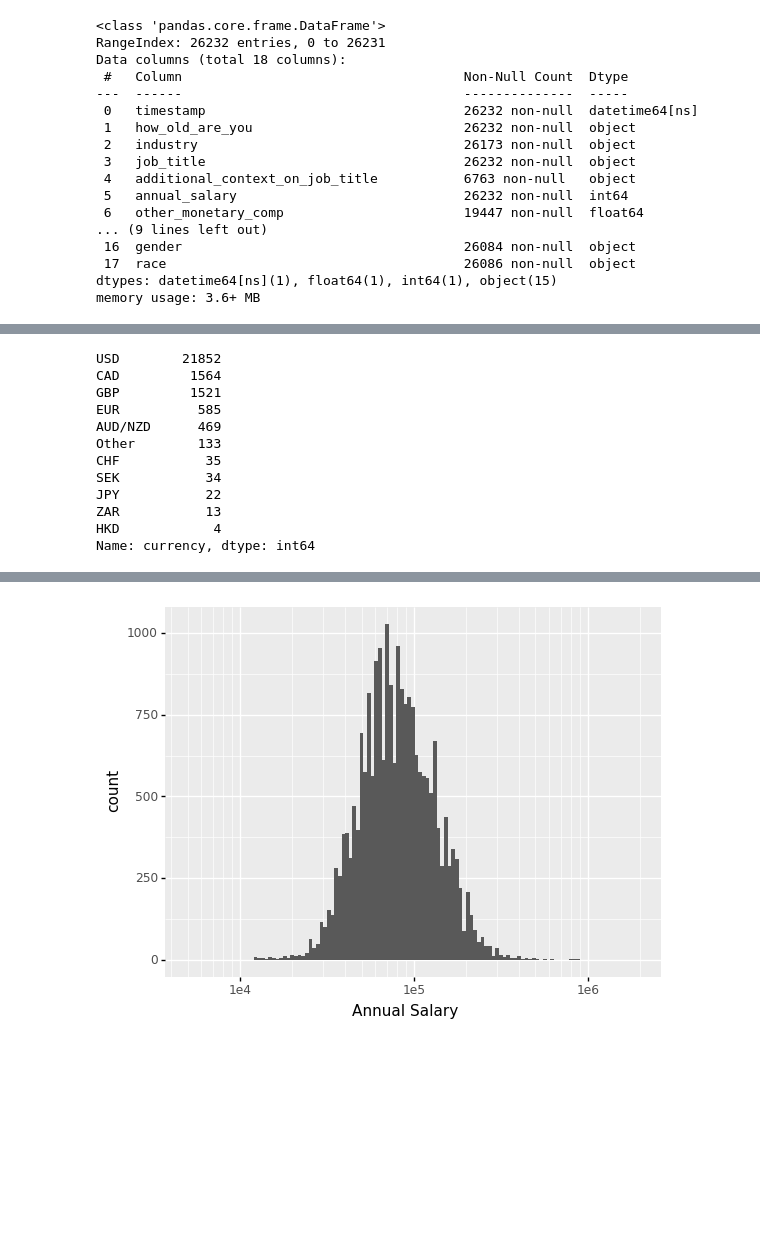
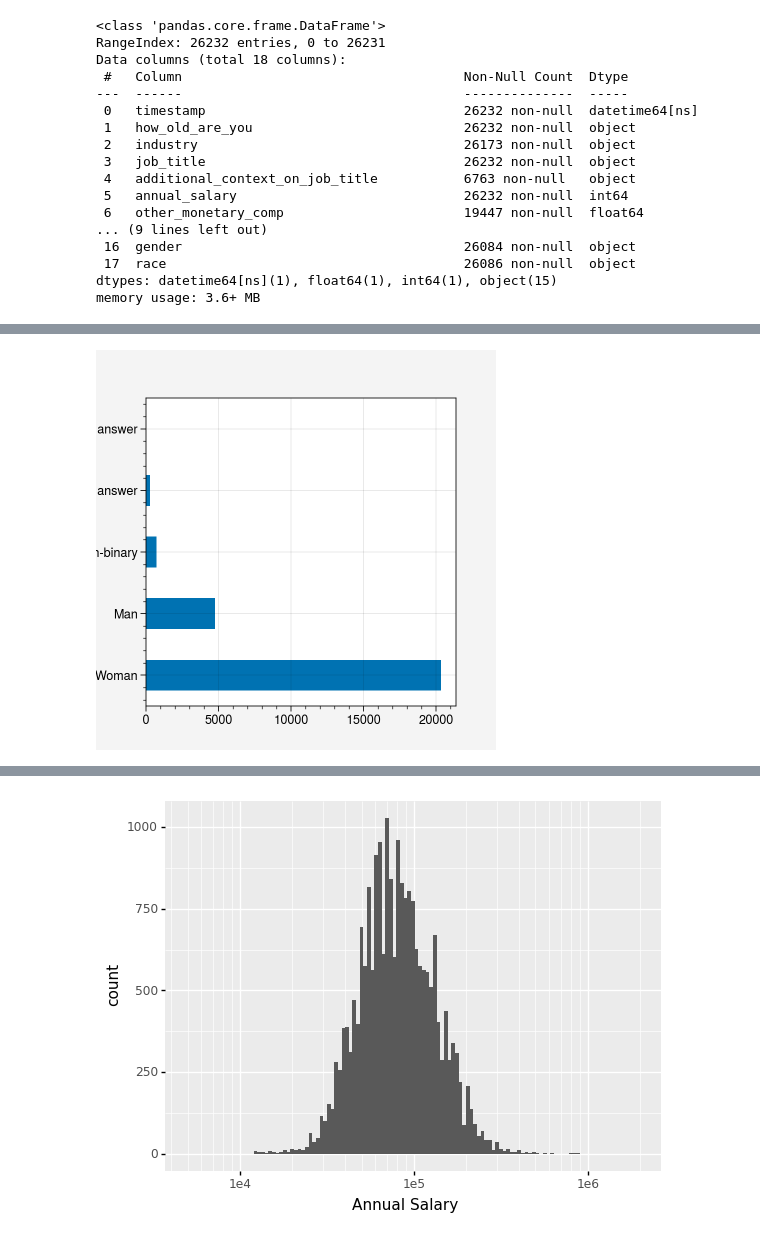
Before and after one commit to andersy005/ms-ds-notebooks, a Jupyter notebook: notebooks/data-cleaning.ipynb, the cells around one changed output, grey strips where cells are left out. Saved outputs shown, nothing was run; the diff lists cells and outputs as text; code cells hidden in the pictures; blank space fills up the shorter version.

```diff
--- a/notebooks/data-cleaning.ipynb
+++ b/notebooks/data-cleaning.ipynb
@@ -94,15 +114,4 @@ Name: job_title, Length: 12622, dtype: int64
 # %%
-df.currency.value_counts()
+df.gender.value_counts().plot(kind='barh');
 # %% [output]
-USD        21852
-CAD         1564
-GBP         1521
-EUR          585
-AUD/NZD      469
-Other        133
-CHF           35
-SEK           34
-JPY           22
-ZAR           13
-HKD            4
-Name: currency, dtype: int64
+[figure, added]
```
Also changed, not shown: parts of 16 cells of this notebook.
